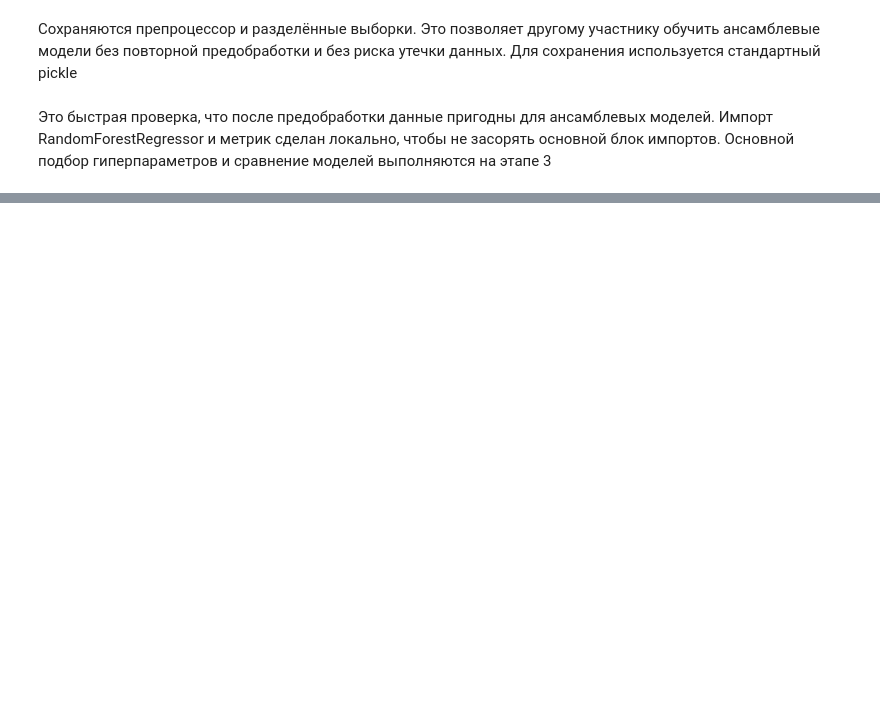
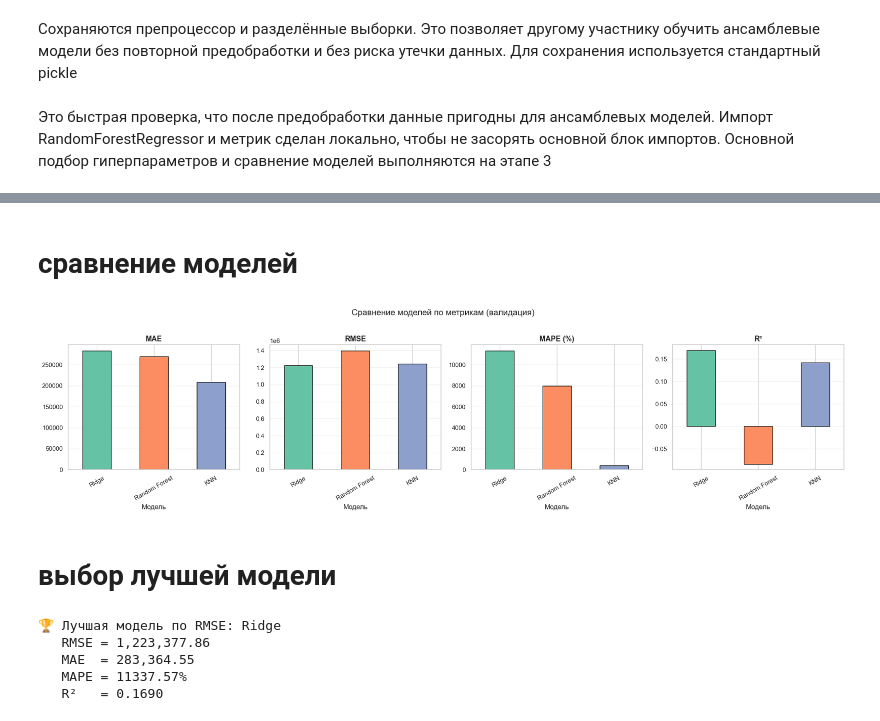
Before and after one commit to velvetrobe/Turkish_real_estate_machine, a Jupyter notebook: real_estate.ipynb, the cells around one changed output, grey strips where cells are left out. Drawn from its saved outputs; the diff is of its cells as text; code cells hidden in the pictures; blank space fills up the shorter version.

```diff
--- a/real_estate.ipynb
+++ b/real_estate.ipynb
@@ -350,0 +455,11 @@ if target is not None:
+# %%
+num_cols = ['id', 'listing_type', 'tom', 'size']
+
+for col in num_cols:
+    vals = X_train[col].dropna()
+    types = vals.apply(type).unique()
+    print(f"\nСтолбец: {col}")
+    print(f"  dtype: {X_train[col].dtype}")
+    print(f"  Типы значений: {[t.__name__ for t in types]}")
+    print(f"  Примеры: {vals.unique()[:15]}")
+    print(f"  NaN: {X_train[col].isna().sum()}")
@@ -390,0 +859,18 @@ if target is not None:
+# %%
+# Список обученных моделей
+models = [
+    ('Ridge',         best_ridge),
+    ('Random Forest', best_rf),
+    ('KNN',           best_knn),
+]
+
+# Считаем метрики на единой подвыборке
+results = [evaluate(name, model, X_val_cmp, y_val_cmp, n_features)
+           for name, model in models]
+
+metrics_df = pd.DataFrame(results).set_index('Модель').round(3)
+print("\n" + "=" * 60)
+print("СРАВНЕНИЕ МОДЕЛЕЙ (валидация, подвыборка 10 000)")
+print("=" * 60)
+print(metrics_df.to_string())
+metrics_df.to_csv("model_comparison_val.csv")
@@ -390,0 +900,36 @@ if target is not None:
+# %% [markdown]
+# сравнение моделей
+# %%
+fig, axes = plt.subplots(1, 4, figsize=(20, 5))
+metrics_to_plot = ['MAE', 'RMSE', 'MAPE (%)', 'R²']
+colors = sns.color_palette("Set2", len(metrics_df))
+
+for ax, metric in zip(axes, metrics_to_plot):
+    metrics_df[metric].plot(kind='bar', ax=ax, color=colors, edgecolor='black')
+    ax.set_title(metric, fontsize=13, fontweight='bold')
+    ax.tick_params(axis='x', rotation=30)
+    ax.grid(axis='y', alpha=0.3)
+
+plt.suptitle('Сравнение моделей по метрикам (валидация)', fontsize=15, y=1.02)
+plt.tight_layout()
+plt.savefig("model_comparison_bar.png", dpi=120, bbox_inches='tight')
+plt.show()
+# %% [output]
+[figure, added]
+# %% [markdown]
+# выбор лучшей модели
+# %%
+best_name = metrics_df['RMSE'].idxmin()
+best_model = dict(models)[best_name]
+
+print(f"\n🏆 Лучшая модель по RMSE: {best_name}")
+print(f"   RMSE = {metrics_df.loc[best_name, 'RMSE']:,.2f}")
+print(f"   MAE  = {metrics_df.loc[best_name, 'MAE']:,.2f}")
+print(f"   MAPE = {metrics_df.loc[best_name, 'MAPE (%)']:.2f}%")
+print(f"   R²   = {metrics_df.loc[best_name, 'R²']:.4f}")
+# %% [output]
+🏆 Лучшая модель по RMSE: Ridge
+   RMSE = 1,223,377.86
+   MAE  = 283,364.55
+   MAPE = 11337.57%
+   R²   = 0.1690
```
Also changed, not shown: parts of 45 cells of this notebook.
